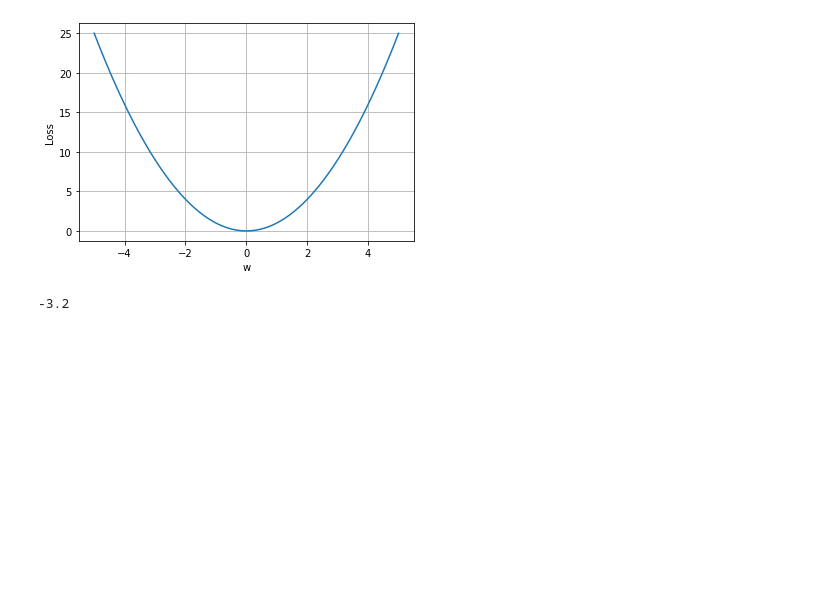
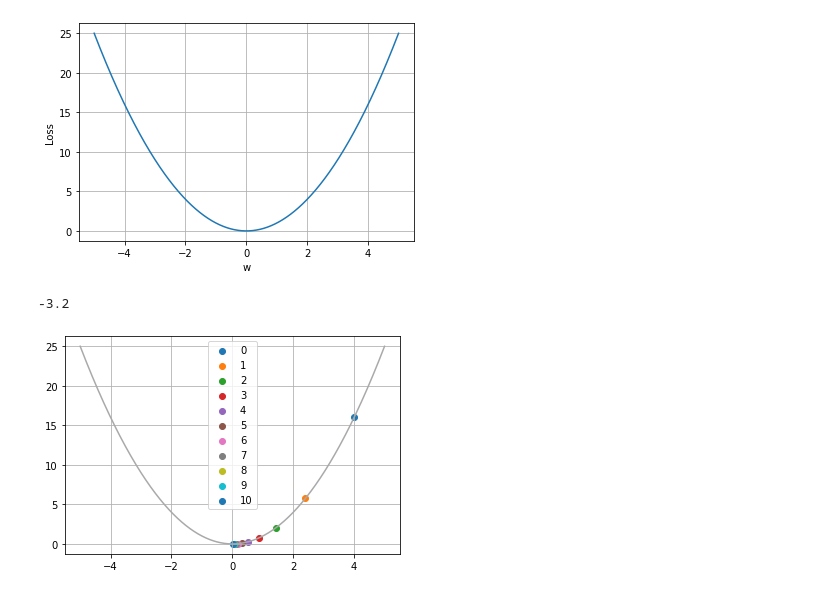
Before and after one commit to JakeOh/202105_itw_bd26, a Jupyter notebook: lab_ml/ml07_gradient_descent.ipynb, the cells around one changed output. Cells and saved outputs as stored; diff of their text form; code cells hidden in the pictures; blank space fills up the shorter version.

```diff
--- a/lab_ml/ml07_gradient_descent.ipynb
+++ b/lab_ml/ml07_gradient_descent.ipynb
@@ -29,3 +29,33 @@ w_next = w_init - grad * 0.1
 w_next
 # %% [output]
 -3.2
+# %%
+# 비용 함수(loss function)을 시각화
+w = np.arange(-5, 5, 0.001)
+loss = w ** 2
+plt.plot(w, loss, color='darkgray')
+
+# loss의 최솟값까지 이동하기 위해서 임의의 w에서 시작
+w_init = 4
+loss_init = w_init ** 2  # 임의의 시작값에서의 손실
+plt.scatter(w_init, loss_init, label='0')
+
+# 학습률: gradient가 감소하는 방향으로 얼마나 빠르게 이동할 지를 결정하는 (하이퍼)파라미터.
+learning_rate = 0.2  # 학습률(0.1, 0.2, 0.3, 0.5, 0.8, 1.0, 1.1, ...) 테스트
+for epoch in range(1, 11):  # 10번 반복 이동
+    # 현재 위치에서 gradient를 계산
+    grad = 2 * w_init
+    # gradient가 감소하는 방향으로 약간 이동
+    w_new = w_init - learning_rate * grad
+    # 이동한 위치에서의 손실 계산
+    loss_new = w_new ** 2
+    # 이동한 위치를 시각화
+    plt.scatter(w_new, loss_new, label=f'{epoch}')
+    # 다음 이동을 위해서 현재 위치를 바뀐 새 위치로 변경
+    w_init = w_new
+
+plt.legend()
+plt.grid()
+plt.show()
+# %% [output]
+[figure, added]
```
Also changed, not shown: parts of 1 cell of this notebook.
